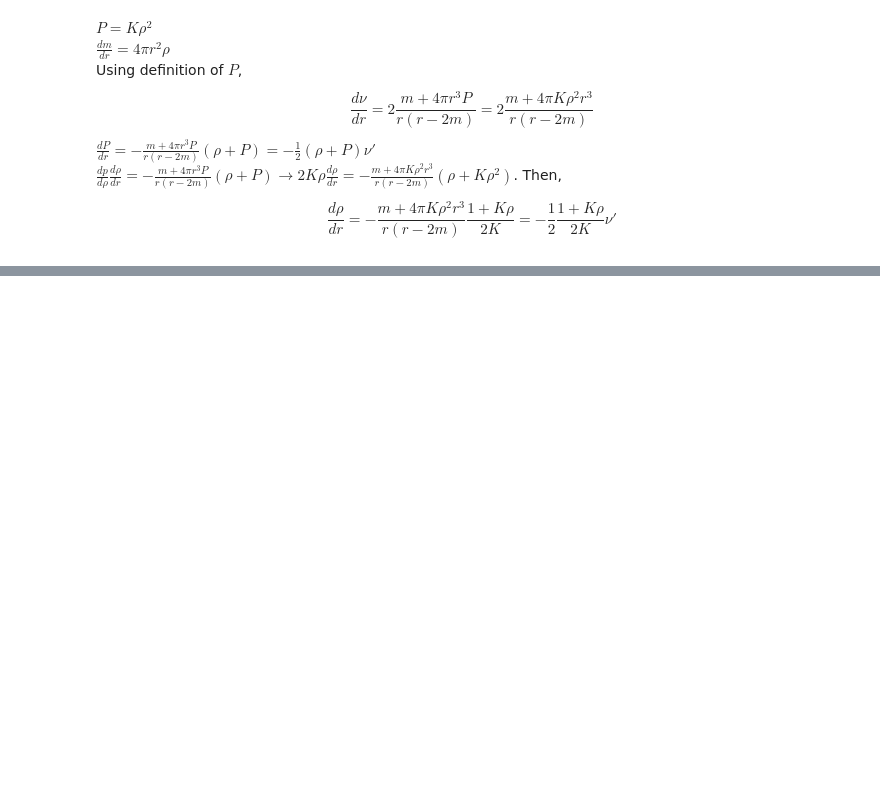
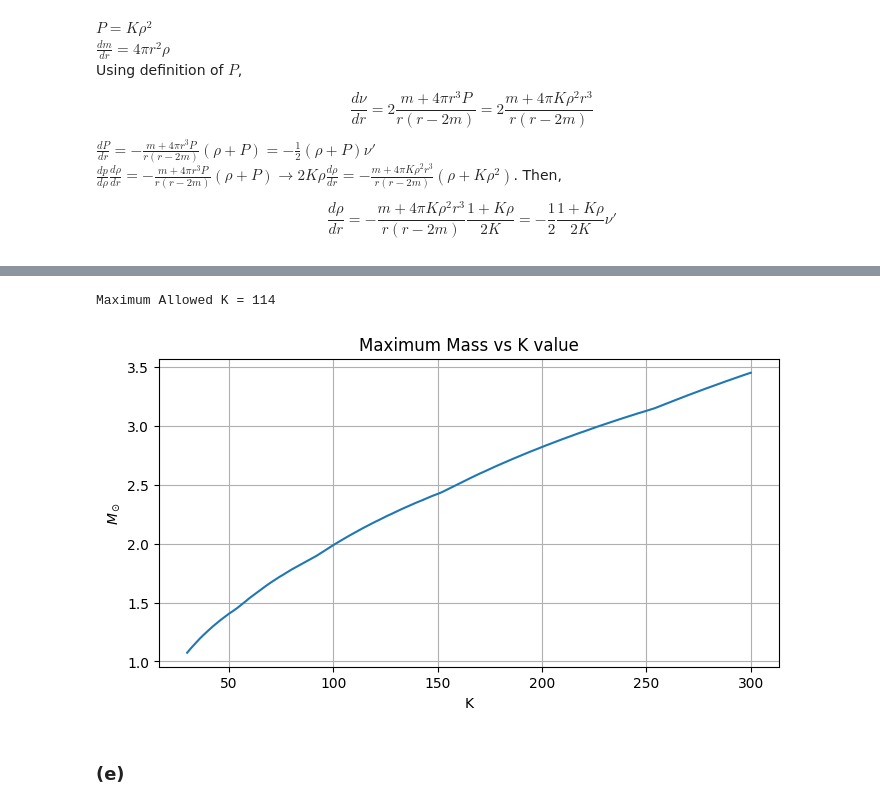
Before and after one commit to gcavusogluKU/PHYS414-Final-Project, a Jupyter notebook: Einstein.ipynb, the cells around one changed output, grey strips where cells are left out. Saved outputs shown, nothing was run; the diff lists cells and outputs as text; code cells hidden in the pictures; blank space fills up the shorter version.

```diff
--- a/Einstein.ipynb
+++ b/Einstein.ipynb
@@ -59,0 +123,26 @@ Text(0.5, 1.0, 'Neutron Star Mass vs Radius Curve')
+# %%
+def obtain_max_mass(ρc,K,max_step=0.1): #Function that solves TOV for maximized mass
+    Mmax = 0
+    for i in range(len(ρc)):
+        solution = solve_TOV(ρc[i],max_step=max_step,K=K)
+        M_ = solution.y[0][-1]
+        if M_ > Mmax:
+            Mmax = M_
+    return Mmax
+# %%
+K = np.arange(30,301,2)
+_Mmax = np.zeros(np.shape(K))
+_ρc = np.logspace(-4,-2,10)
+for i in range(len(K)):
+    _Mmax[i] = obtain_max_mass(_ρc,K[i])
+
+plt.figure(figsize=(8,4))
+plt.plot(K,_Mmax); plt.grid()
+plt.xlabel('K'); plt.ylabel(r'$M_\odot$')
+plt.title('Maximum Mass vs K value')
+print("Maximum Allowed K = " + str(K[_Mmax == np.max(_Mmax * (_Mmax < 2.14))][0]))
+# %% [output]
+Maximum Allowed K = 114
+[figure, added]
+# %% [markdown]
+### (e)
```
Also changed, not shown: parts of 10 cells of this notebook.
